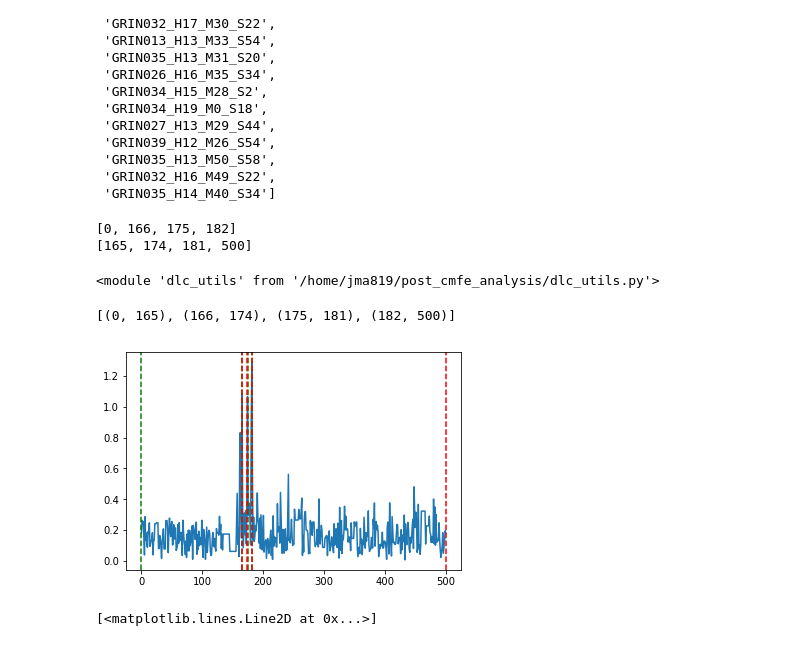
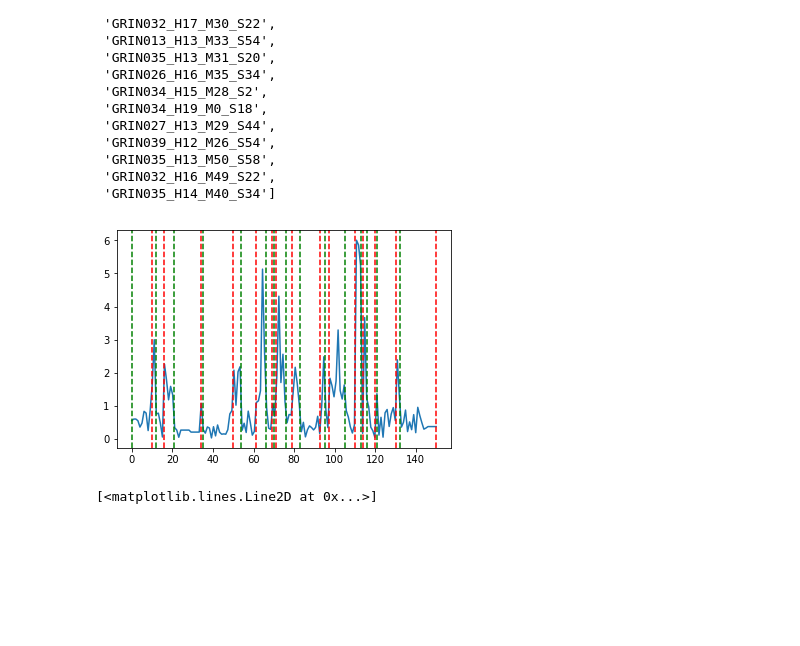
Before and after one commit to marburyvthesea/post_cnmfe_analysis, a Jupyter notebook: openfield_analysis/triggered_averaging/triggered_averaging_group_new_z_score_display_video_plot_coordinates.ipynb, the cells around one changed output. Saved outputs shown, nothing was run; the diff lists cells and outputs as text; code cells hidden in the pictures; blank space fills up the shorter version.

```diff
--- a/openfield_analysis/triggered_averaging/triggered_averaging_group_new_z_score_display_video_plot_coordinates.ipynb
+++ b/openfield_analysis/triggered_averaging/triggered_averaging_group_new_z_score_display_video_plot_coordinates.ipynb
@@ -220,40 +193,16 @@ def get_resting_period_boundaries(trace_mask):
-# %%
-sample = 0
-rest_onset = []
-rest_offset = []
-while sample < len(resting_samples):
-    if resting_samples[sample]==False:
-        sample += 1
-    elif resting_samples[sample]==True:
-        rest_onset.append(sample)
-        sample += 1
-        while sample < len(resting_samples) and resting_samples[sample]==True:
-            sample += 1
-        rest_offset.append(sample)
-        sample+=1
-
-print(rest_onset)
-print(rest_offset)
-# %% [output]
-[0, 166, 175, 182]
-[165, 174, 181, 500]
-# %%
-reload(dlc_utils)
-# %% [output]
-<module 'dlc_utils' from '/home/jma819/post_cmfe_analysis/dlc_utils.py'>
-# %%
-resting_samples = velocity_trace<=1
-resting_boundaries = get_resting_period_boundaries(resting_samples)
-resting_boundaries
-# %% [output]
-[(0, 165), (166, 174), (175, 181), (182, 500)]
 # %%
+#pull out "resting periods"
+velocity_trace = grouped_raw_data[session]['velocity_data']['tail_base'].values[10150:10300]
+resting_samples = velocity_trace<=1
+resting_boundaries = dlc_utils.get_resting_period_boundaries(resting_samples)
+
+#plot resting periods
 fig, ax = plt.subplots(1)
 ax.plot(np.linspace(0, len(velocity_trace), len(velocity_trace)) , velocity_trace)
 for bound in resting_boundaries:
     ax.axvline(x=bound[0], linestyle='--', color='g')
 for bound in resting_boundaries:
     ax.axvline(x=bound[1], linestyle='--', color='r')
 plt.show()
 # %% [output]
-[figure, old version]
+[figure, new version]
```
Also changed, not shown: parts of 12 cells of this notebook.
